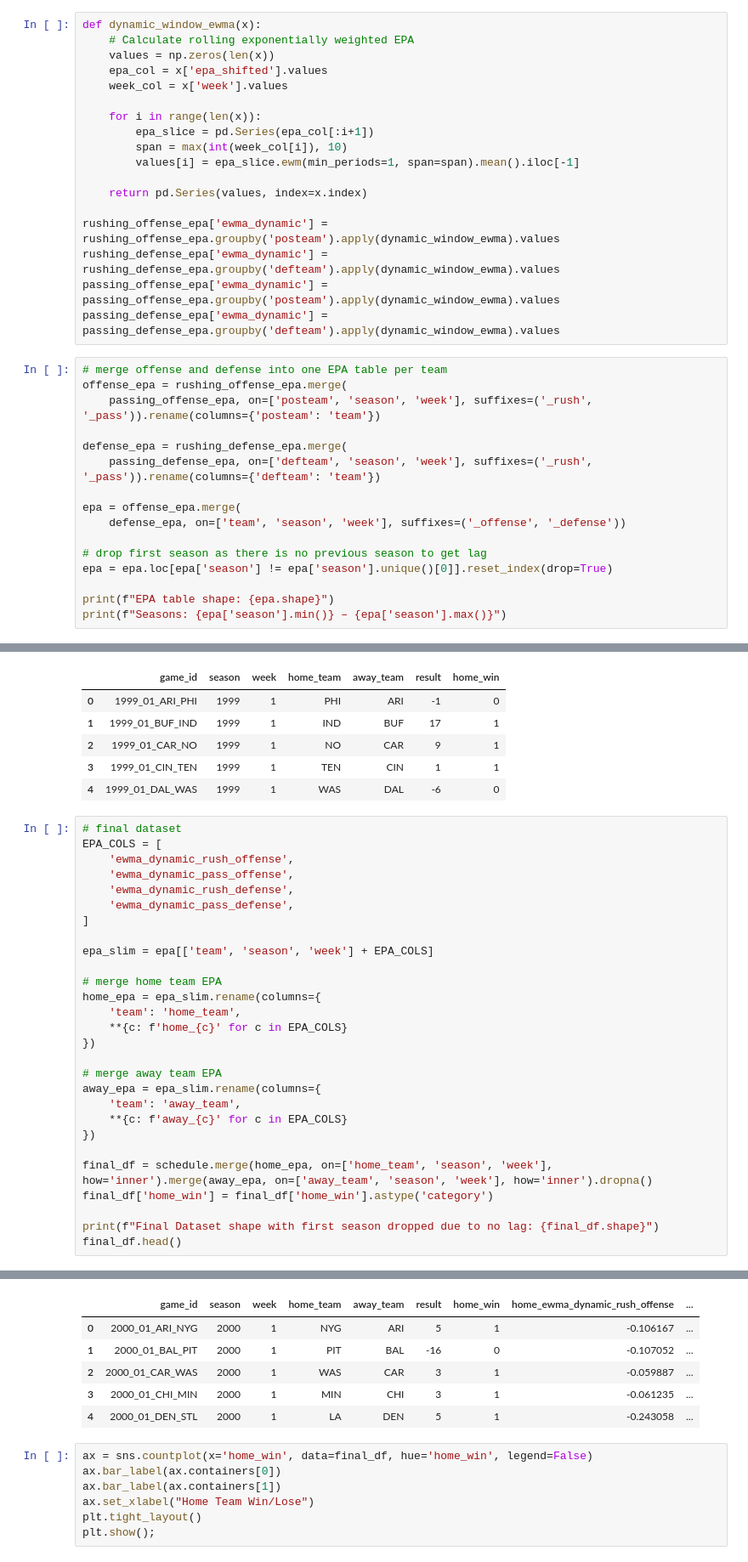
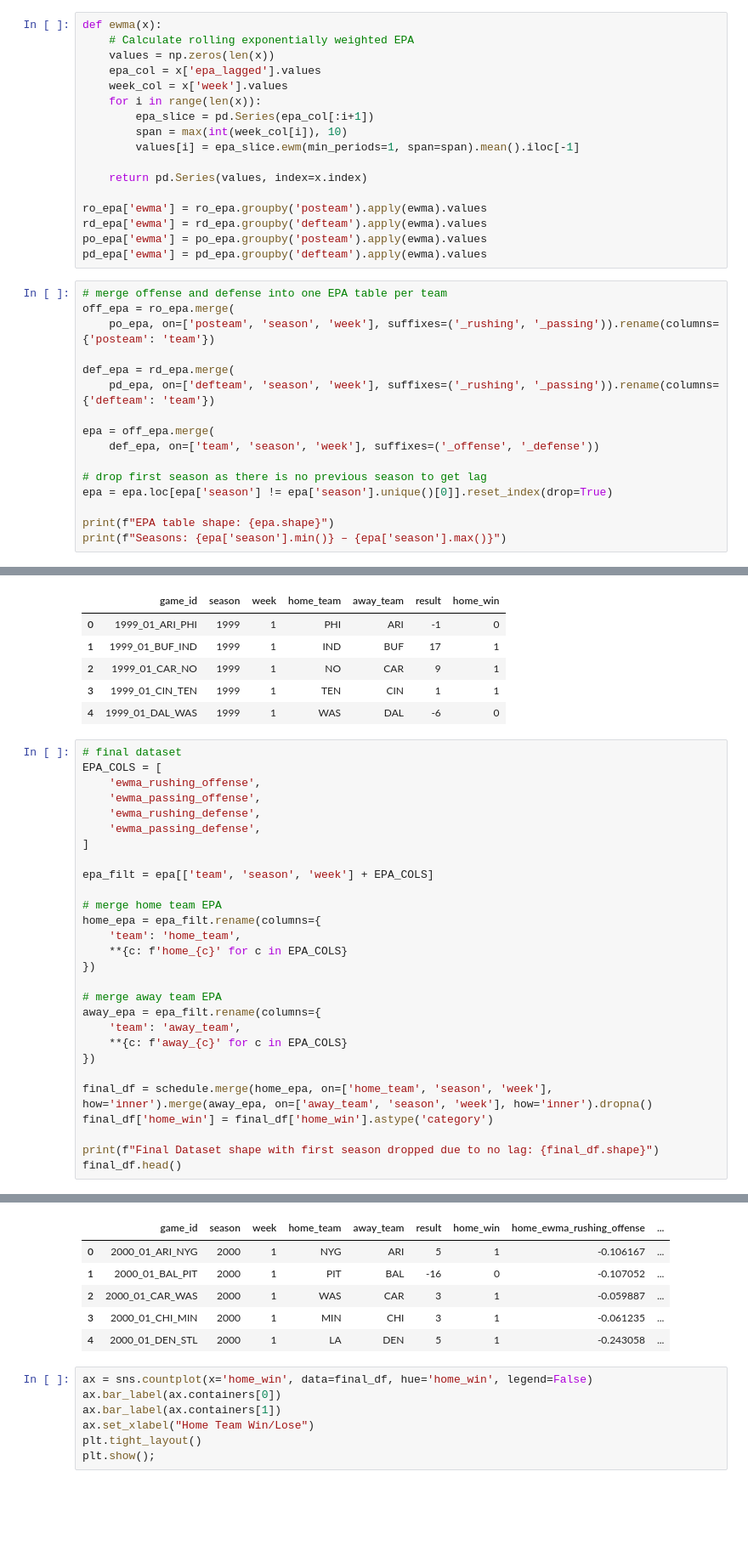
Before and after one commit to nikitajainNU/MSDS422_FinalProject, a Jupyter notebook: notebooks/NFL_EDA_Redone.ipynb, the cells around one changed output, grey strips where cells are left out. Shown at 85% size. Cells and saved outputs as stored; diff of their text form; blank space fills up the shorter version.

```diff
--- a/notebooks/NFL_EDA_Redone.ipynb
+++ b/notebooks/NFL_EDA_Redone.ipynb
@@ -403,12 +403,11 @@ These stats are then lagged/shifted by 1 week within each team, and this lagged
 
 The EWMA is a way of averaging a team's EPA over time where recent games matter more than older ones. This is important when looking at temporal performance data like NFL plays - a team's performance last week is a better sign of how good or bad they are right now compared to their performance 10 weeks ago.
 # %%
-def dynamic_window_ewma(x):
+def ewma(x):
     # Calculate rolling exponentially weighted EPA
     values = np.zeros(len(x))
-    epa_col = x['epa_shifted'].values
+    epa_col = x['epa_lagged'].values
     week_col = x['week'].values
-
     for i in range(len(x)):
         epa_slice = pd.Series(epa_col[:i+1])
         span = max(int(week_col[i]), 10)
@@ -416,20 +415,20 @@ def dynamic_window_ewma(x):
 
     return pd.Series(values, index=x.index)
 
-rushing_offense_epa['ewma_dynamic'] = rushing_offense_epa.groupby('posteam').apply(dynamic_window_ewma).values
-rushing_defense_epa['ewma_dynamic'] = rushing_defense_epa.groupby('defteam').apply(dynamic_window_ewma).values
-passing_offense_epa['ewma_dynamic'] = passing_offense_epa.groupby('posteam').apply(dynamic_window_ewma).values
-passing_defense_epa['ewma_dynamic'] = passing_defense_epa.groupby('defteam').apply(dynamic_window_ewma).values
+ro_epa['ewma'] = ro_epa.groupby('posteam').apply(ewma).values
+rd_epa['ewma'] = rd_epa.groupby('defteam').apply(ewma).values
+po_epa['ewma'] = po_epa.groupby('posteam').apply(ewma).values
+pd_epa['ewma'] = pd_epa.groupby('defteam').apply(ewma).values
 # %%
 # merge offense and defense into one EPA table per team
-offense_epa = rushing_offense_epa.merge(
-    passing_offense_epa, on=['posteam', 'season', 'week'], suffixes=('_rush', '_pass')).rename(columns={'posteam': 'team'})
+off_epa = ro_epa.merge(
+    po_epa, on=['posteam', 'season', 'week'], suffixes=('_rushing', '_passing')).rename(columns={'posteam': 'team'})
 
-defense_epa = rushing_defense_epa.merge(
-    passing_defense_epa, on=['defteam', 'season', 'week'], suffixes=('_rush', '_pass')).rename(columns={'defteam': 'team'})
+def_epa = rd_epa.merge(
+    pd_epa, on=['defteam', 'season', 'week'], suffixes=('_rushing', '_passing')).rename(columns={'defteam': 'team'})
 
-epa = offense_epa.merge(
-    defense_epa, on=['team', 'season', 'week'], suffixes=('_offense', '_defense'))
+epa = off_epa.merge(
+    def_epa, on=['team', 'season', 'week'], suffixes=('_offense', '_defense'))
 
 # drop first season as there is no previous season to get lag
 epa = epa.loc[epa['season'] != epa['season'].unique()[0]].reset_index(drop=True)
@@ -472,34 +471,34 @@ schedule.head()
 # %%
 # final dataset
 EPA_COLS = [
-    'ewma_dynamic_rush_offense',
-    'ewma_dynamic_pass_offense',
-    'ewma_dynamic_rush_defense',
-    'ewma_dynamic_pass_defense',
+    'ewma_rushing_offense',
+    'ewma_passing_offense',
+    'ewma_rushing_defense',
+    'ewma_passing_defense',
 ]
 
-epa_slim = epa[['team', 'season', 'week'] + EPA_COLS]
+epa_filt = epa[['team', 'season', 'week'] + EPA_COLS]
 
 # merge home team EPA
-home_epa = epa_slim.rename(columns={
+home_epa = epa_filt.rename(columns={
     'team': 'home_team',
     **{c: f'home_{c}' for c in EPA_COLS}
 })
 
 # merge away team EPA
-away_epa = epa_slim.rename(columns={
+away_epa = epa_filt.rename(columns={
     'team': 'away_team',
     **{c: f'away_{c}' for c in EPA_COLS}
 })
 
 final_df = schedule.merge(home_epa, on=['home_team', 'season', 'week'], how='inner').merge(away_epa, on=['away_team', 'season', 'week'], how='inner').dropna()
 final_df['home_win'] = final_df['home_win'].astype('category')
 
 print(f"Final Dataset shape with first season dropped due to no lag: {final_df.shape}")
 final_df.head()
 # %% [output]
 Final Dataset shape with first season dropped due to no lag: (6715, 15)
-|  | game_id | season | week | home_team | away_team | result | home_win | home_ewma_dynamic_rush_offense | ... |
+|  | game_id | season | week | home_team | away_team | result | home_win | home_ewma_rushing_offense | ... |
 | 0 | 2000_01_ARI_NYG | 2000 | 1 | NYG | ARI | 5 | 1 | -0.106167 | ... |
 | 1 | 2000_01_BAL_PIT | 2000 | 1 | PIT | BAL | -16 | 0 | -0.107052 | ... |
 | 2 | 2000_01_CAR_WAS | 2000 | 1 | WAS | CAR | 3 | 1 | -0.059887 | ... |
```
Also changed, not shown: parts of 3 cells of this notebook, 1 other file.
